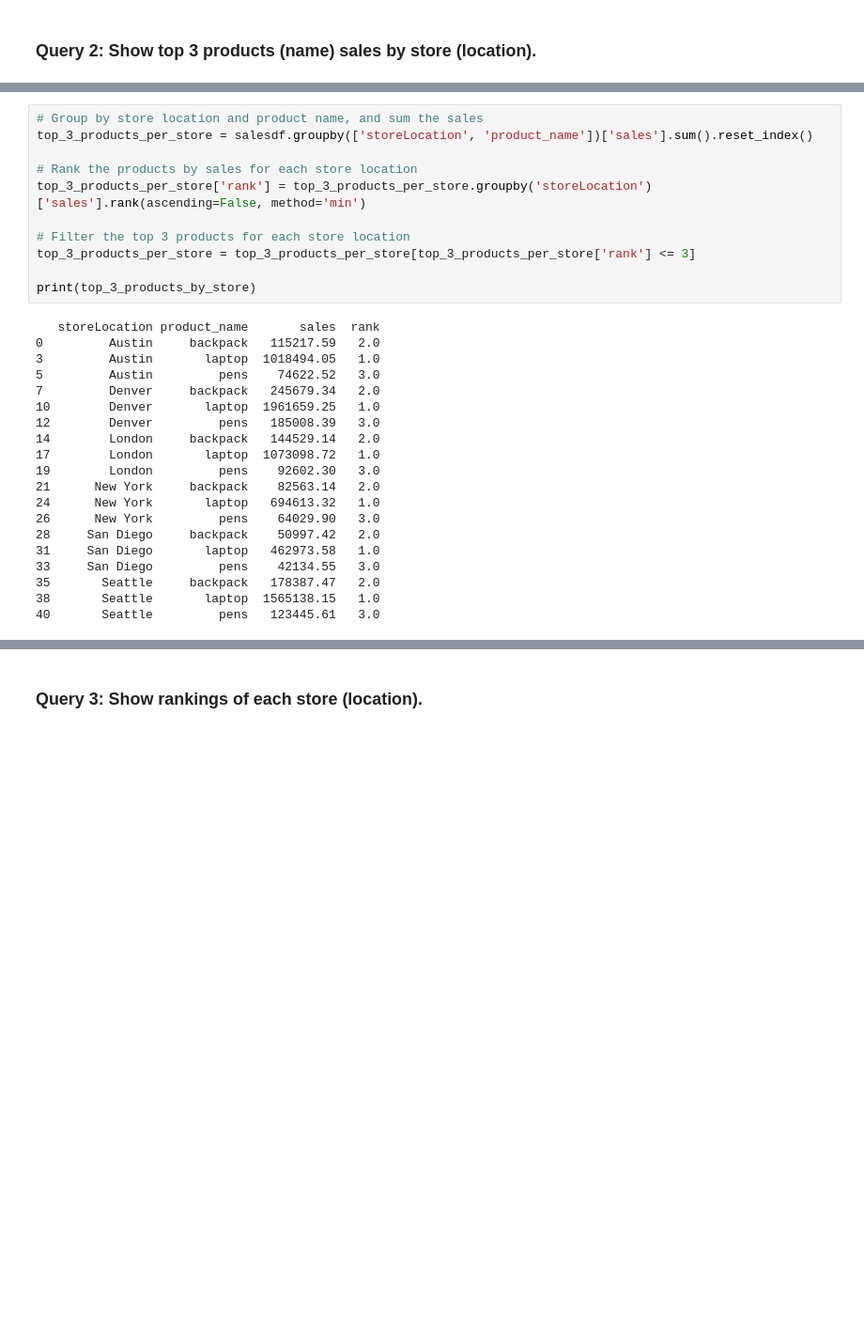
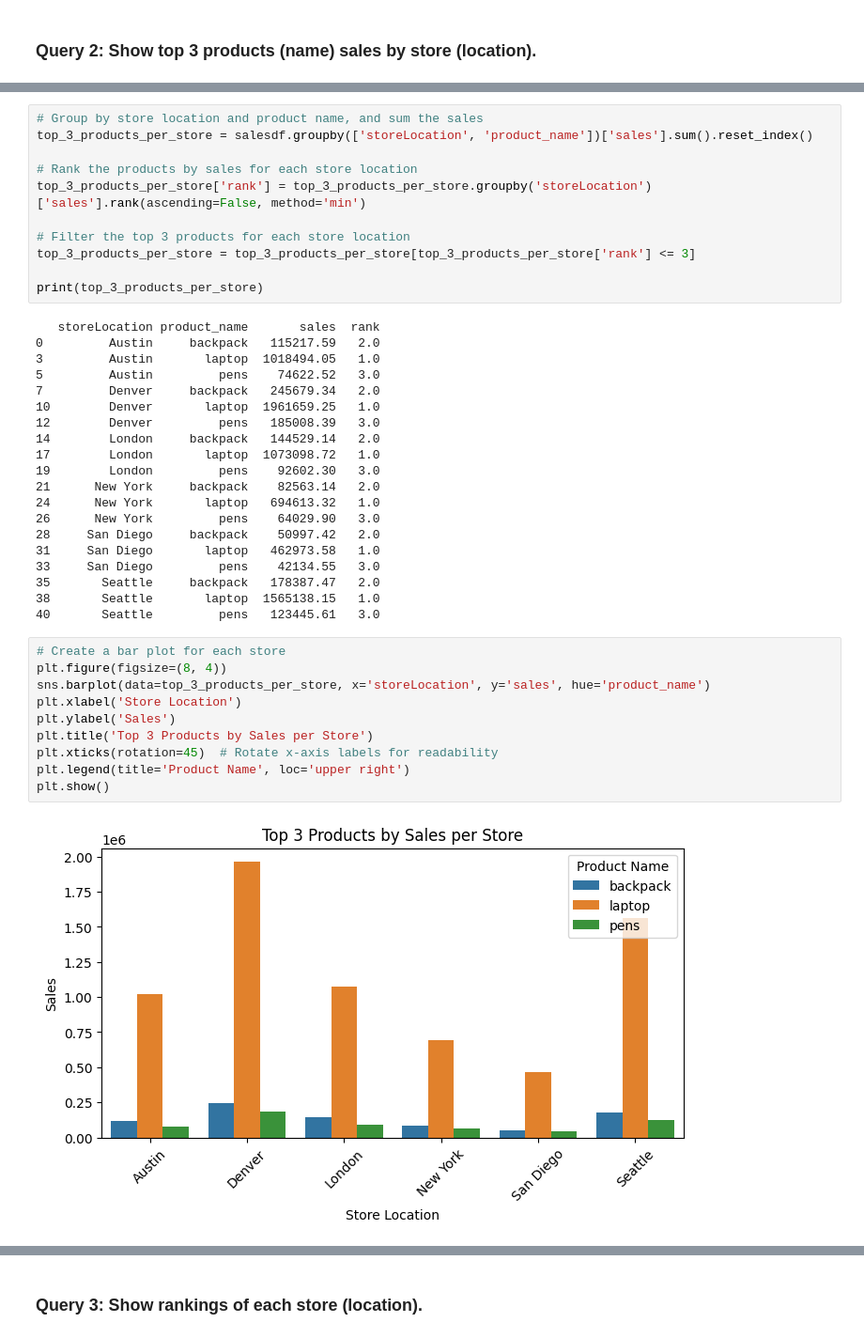
Before and after one commit to LynnT-2003/Big-Data-Analytics, a Jupyter notebook: Finals Project/mogodb_sample_supplies.ipynb, the cells around one changed output, grey strips where cells are left out. Shown: that part at 94% size. Saved outputs shown, nothing was run; the diff lists cells and outputs as text; blank space fills up the shorter version.

```diff
--- a/Finals Project/mogodb_sample_supplies.ipynb
+++ b/Finals Project/mogodb_sample_supplies.ipynb
@@ -133,7 +149,7 @@ top_3_products_per_store['rank'] = top_3_products_per_store.groupby('storeLocati
 # Filter the top 3 products for each store location
 top_3_products_per_store = top_3_products_per_store[top_3_products_per_store['rank'] <= 3]
 
-print(top_3_products_by_store)
+print(top_3_products_per_store)
 # %% [output]
    storeLocation product_name       sales  rank
 0         Austin     backpack   115217.59   2.0
@@ -154,3 +170,15 @@ print(top_3_products_by_store)
 35       Seattle     backpack   178387.47   2.0
 38       Seattle       laptop  1565138.15   1.0
 40       Seattle         pens   123445.61   3.0
+# %%
+# Create a bar plot for each store
+plt.figure(figsize=(8, 4))
+sns.barplot(data=top_3_products_per_store, x='storeLocation', y='sales', hue='product_name')
+plt.xlabel('Store Location')
+plt.ylabel('Sales')
+plt.title('Top 3 Products by Sales per Store')
+plt.xticks(rotation=45)  # Rotate x-axis labels for readability
+plt.legend(title='Product Name', loc='upper right')
+plt.show()
+# %% [output]
+[figure, added]
```
Also changed, not shown: parts of 32 cells of this notebook.
